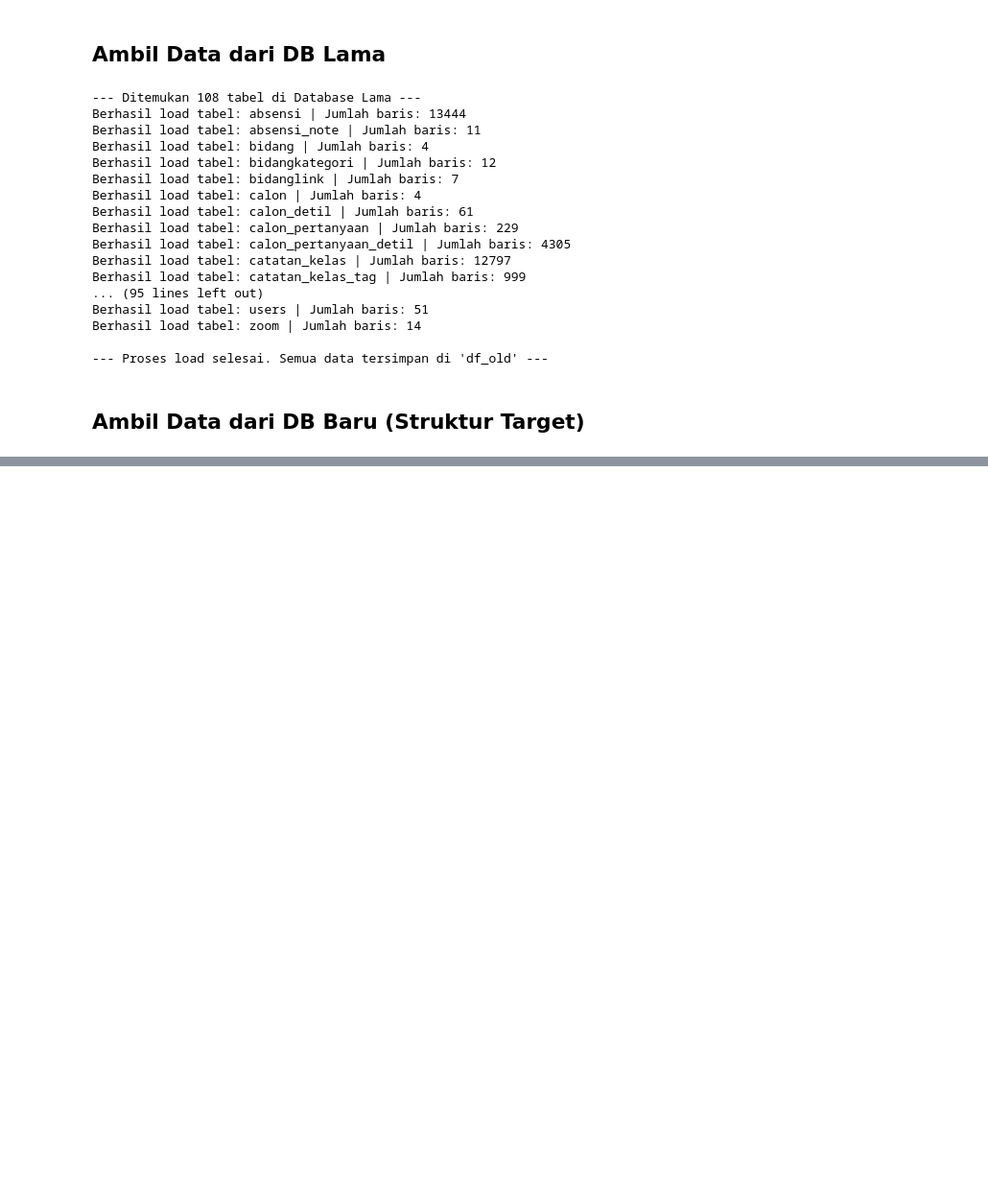
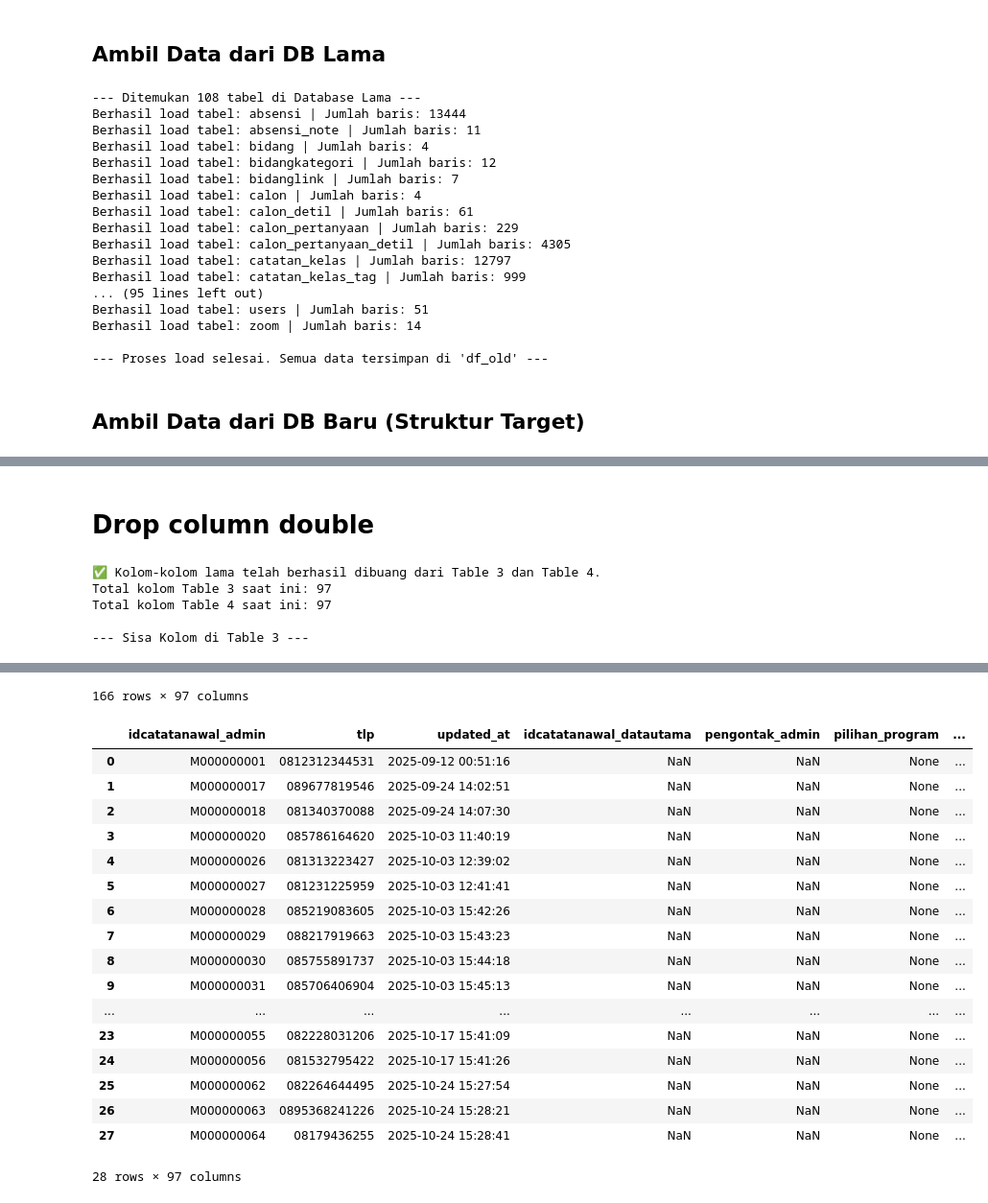
Before and after one commit to umamhaniff/DB_Migration_Leap, a Jupyter notebook: fase_3/script_cimut.ipynb, the cells around one changed output, grey strips where cells are left out. Shown at 96% size. Cells and saved outputs as stored; diff of their text form; code cells hidden in the pictures; blank space fills up the shorter version.

```diff
--- a/fase_3/script_cimut.ipynb
+++ b/fase_3/script_cimut.ipynb
@@ -2590,0 +887,60 @@ Siap untuk digunakan di insert_handler.ipynb
+# %% [markdown]
+# Drop column double
+# %%
+# Daftar kolom-kolom asli (sumber) yang sudah kita lebur ke kolom '_final'
+# Kolom-kolom ini aman untuk dibuang karena datanya sudah pindah ke kolom '_final'
+kolom_untuk_dibuang = [
+    # Identitas
+    'fullName', 'nama_l', 'nama', 'nickName', 'nama_p',
+    # Kontak
+    'no_wa_anak', 'no_wa_ortu', 'email_admin', 'email_datautama', 'join_email', 'email_form',
+    # Sekolah
+    'schoolName', 'nama_instansi', 'classLevel',
+    # Gender
+    'jenis_k',
+    # Kewarganegaraan
+    'kewarganegaraan_form', 'kewarganegaraan_admin',
+    # Info
+    'info_form', 'info_admin',
+    # Bank & Pembayaran
+    'bank_form', 'bank_admin',
+    # Bulan Masuk
+    'bulan_masuk_form', 'bulan_masuk_admin',
+    # Test
+    'jenis_test_form', 'jenis_test_admin',
+    # Wilayah
+    'provinsi_form', 'provinsi_admin', 'kabupaten_form', 'kabupaten_admin', 'provinsi', 'kabupaten', 'kecamatan', 'kelurahan',
+    # Program & Tujuan
+    'program', 'purpose',
+    # Kurikulum
+    'curriculum',
+    # Status
+    'status_form', 'status_admin',
+    # Tanggal
+    'tgl_trial', 'trial_date', 'tglbayar_date',
+    'created_at_form', 'created_at_admin'
+]
+
+def drop_old_columns(df, daftar_kolom):
+    # Kita hanya drop kolom yang benar-benar ada di dataframe untuk menghindari error
+    kolom_yang_ada = [col for col in daftar_kolom if col in df.columns]
+    return df.drop(columns=kolom_yang_ada)
+
+# Eksekusi Drop pada kedua tabel
+table_3_left_join = drop_old_columns(table_3_left_join, kolom_untuk_dibuang)
+table_4_exclusive = drop_old_columns(table_4_exclusive, kolom_untuk_dibuang)
+
+print("✅ Kolom-kolom lama telah berhasil dibuang dari Table 3 dan Table 4.")
+print(f"Total kolom Table 3 saat ini: {len(table_3_left_join.columns)}")
+print(f"Total kolom Table 4 saat ini: {len(table_4_exclusive.columns)}")
+
+# Audit kolom yang tersisa
+print("\n--- Sisa Kolom di Table 3 ---")
+display(table_3_left_join)
+display(table_4_exclusive)
+# %% [output]
+✅ Kolom-kolom lama telah berhasil dibuang dari Table 3 dan Table 4.
+Total kolom Table 3 saat ini: 97
+Total kolom Table 4 saat ini: 97
+
+--- Sisa Kolom di Table 3 ---
@@ -2590,0 +959,19 @@ Siap untuk digunakan di insert_handler.ipynb
+166 rows × 97 columns
+|  | idcatatanawal_admin | tlp | updated_at | idcatatanawal_datautama | pengontak_admin | pilihan_program | ... |
+| 0 | M000000001 | 0812312344531 | 2025-09-12 00:51:16 | NaN | NaN | None | ... |
+| 1 | M000000017 | 089677819546 | 2025-09-24 14:02:51 | NaN | NaN | None | ... |
+| 2 | M000000018 | 081340370088 | 2025-09-24 14:07:30 | NaN | NaN | None | ... |
+| 3 | M000000020 | 085786164620 | 2025-10-03 11:40:19 | NaN | NaN | None | ... |
+| 4 | M000000026 | 081313223427 | 2025-10-03 12:39:02 | NaN | NaN | None | ... |
+| 5 | M000000027 | 081231225959 | 2025-10-03 12:41:41 | NaN | NaN | None | ... |
+| 6 | M000000028 | 085219083605 | 2025-10-03 15:42:26 | NaN | NaN | None | ... |
+| 7 | M000000029 | 088217919663 | 2025-10-03 15:43:23 | NaN | NaN | None | ... |
+| 8 | M000000030 | 085755891737 | 2025-10-03 15:44:18 | NaN | NaN | None | ... |
+| 9 | M000000031 | 085706406904 | 2025-10-03 15:45:13 | NaN | NaN | None | ... |
+| ... | ... | ... | ... | ... | ... | ... | ... |
+| 23 | M000000055 | 082228031206 | 2025-10-17 15:41:09 | NaN | NaN | None | ... |
+| 24 | M000000056 | 081532795422 | 2025-10-17 15:41:26 | NaN | NaN | None | ... |
+| 25 | M000000062 | 082264644495 | 2025-10-24 15:27:54 | NaN | NaN | None | ... |
+| 26 | M000000063 | 0895368241226 | 2025-10-24 15:28:21 | NaN | NaN | None | ... |
+| 27 | M000000064 | 08179436255 | 2025-10-24 15:28:41 | NaN | NaN | None | ... |
+28 rows × 97 columns
```
Also changed, not shown: parts of 93 cells of this notebook, 19 other files.
